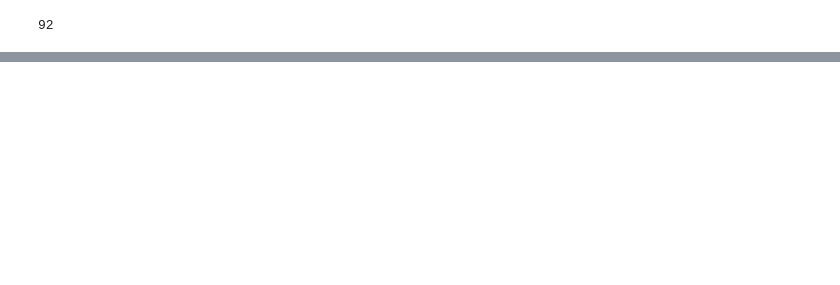
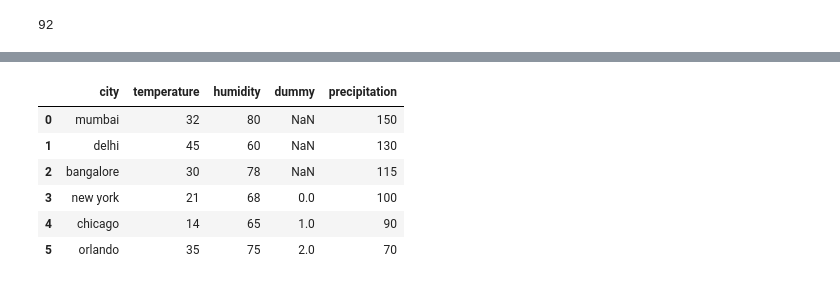
Before and after one commit to romannjoroge/DataScienceStar, a Jupyter notebook: pandas.ipynb, the cells around one changed output, grey strips where cells are left out. Cells and saved outputs as stored; diff of their text form; code cells hidden in the pictures; blank space fills up the shorter version.

```diff
--- a/pandas.ipynb
+++ b/pandas.ipynb
@@ -437,0 +436,8 @@ g.max().loc['mumbai', 'temperature']
+# %%
+india_weather = {
+    'city': ['mumbai', 'delhi', 'bangalore'],
+    'temperature': [32, 45, 30],
+    'humidity': [80, 60, 78]
+}
+india_df = pd.DataFrame(india_weather)
+india_df
@@ -437,0 +449,9 @@ g.max().loc['mumbai', 'temperature']
+# %%
+us_weather = {
+    'city': ['new york', 'chicago', 'orlando'],
+    'temperature': [21, 14, 35],
+    'humidity': [68, 65, 75],
+    'dummy': [i for i in range(3)]
+}
+us_df = pd.DataFrame(us_weather)
+us_df
@@ -437,0 +463,10 @@ g.max().loc['mumbai', 'temperature']
+# %%
+# Concatinating dataframes
+combined_df = pd.concat([india_df, us_df]) # Returns the resulting df
+# If one of the dfs contains a column that isn't in the other one the resulting df will but NaN values for missing values
+# Problem is that index is not continuous
+combined_df = pd.concat([india_df, us_df], ignore_index=True)  # Ignores original index and makes a new one
+# There is no fast way to get data from each added dataframe seperately, to do this we use keys
+combined_df = pd.concat([india_df, us_df], keys=['india', 'us'])
+combined_df
+#combined_df.loc['india']
@@ -437,0 +481,17 @@ g.max().loc['mumbai', 'temperature']
+# %%
+precipitation_df = {
+    'precipitation': [100, 90, 70, 150, 115, 130]
+}
+precipitation_df = pd.DataFrame(precipitation_df, index=[3, 4, 5, 0, 2, 1]) # Indexes of the rows should be the same in both dataframes
+precipitation_df
+# How would we add the precipitation column to combined_df
+combined_df = pd.concat([combined_df, precipitation_df], axis=1)
+combined_df
+# %% [output]
+|  | city | temperature | humidity | dummy | precipitation |
+| 0 | mumbai | 32 | 80 | NaN | 150 |
+| 1 | delhi | 45 | 60 | NaN | 130 |
+| 2 | bangalore | 30 | 78 | NaN | 115 |
+| 3 | new york | 21 | 68 | 0.0 | 100 |
+| 4 | chicago | 14 | 65 | 1.0 | 90 |
+| 5 | orlando | 35 | 75 | 2.0 | 70 |
```
Also changed, not shown: parts of 17 cells of this notebook.
